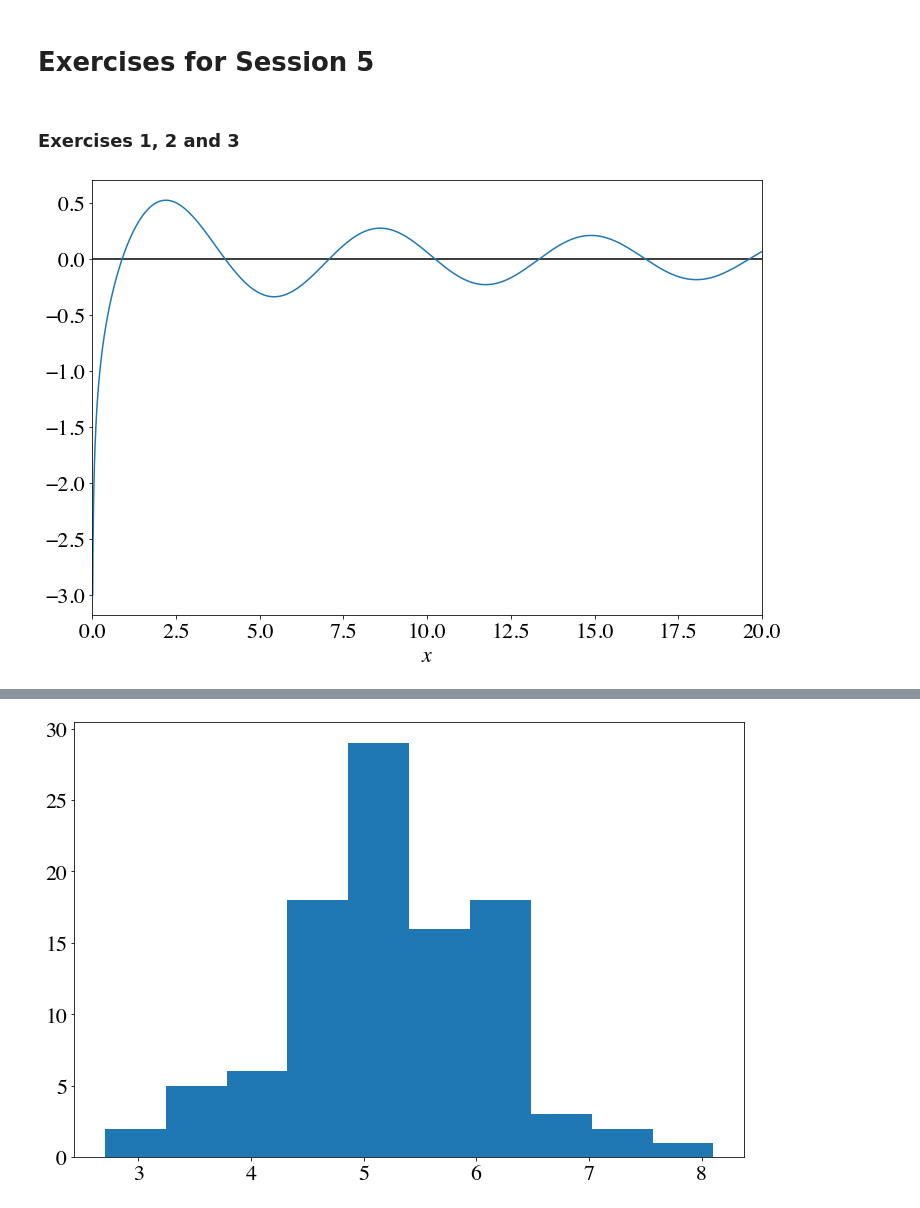
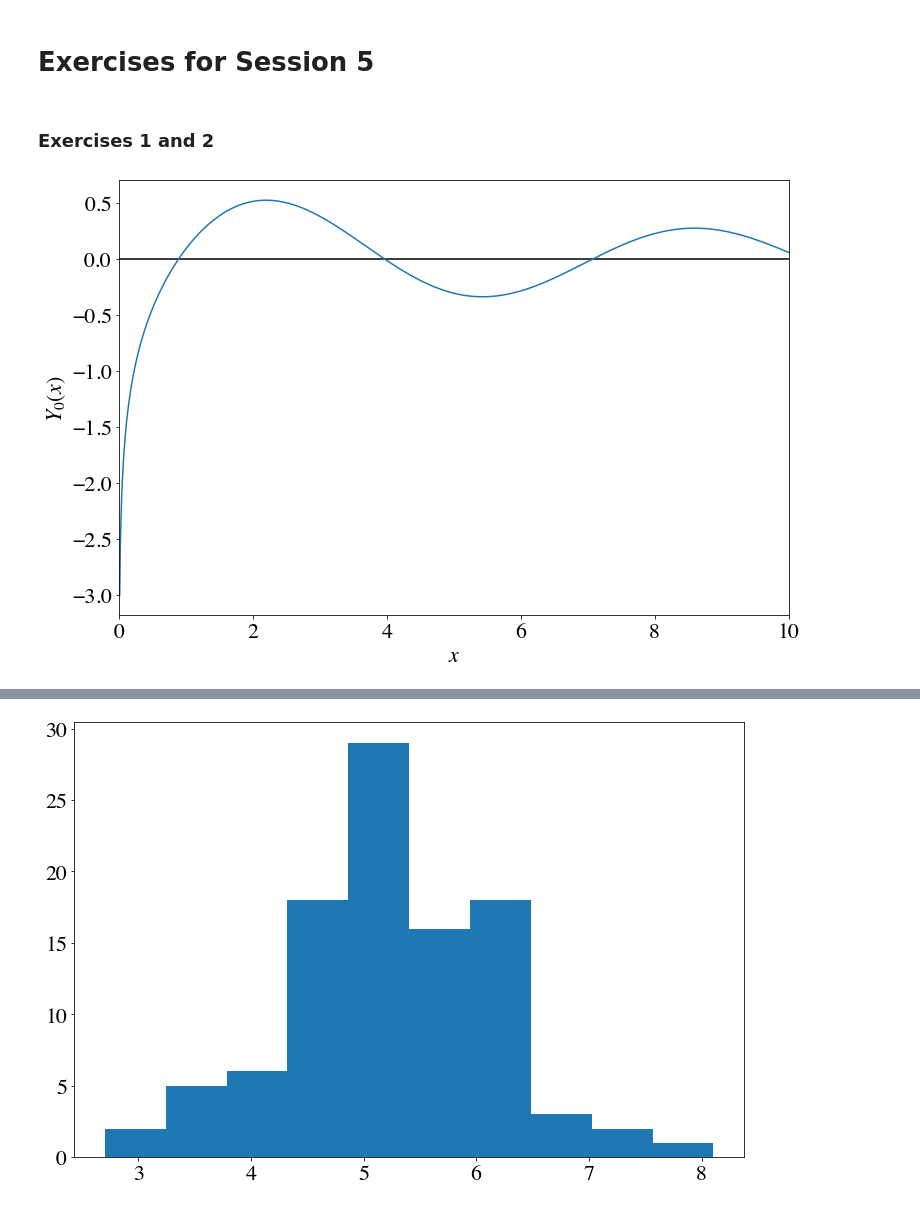
Before and after one commit to mpags-python/exercises, a Jupyter notebook: Exercises5.ipynb, the cells around one changed output, grey strips where cells are left out. Cells and saved outputs as stored; diff of their text form; code cells hidden in the pictures.

Commit message:
Updated exercises for session 5

```diff
--- a/Exercises5.ipynb
+++ b/Exercises5.ipynb
@@ -12,17 +11,18 @@ plt.rcParams['font.family'] = 'serif'
 plt.rcParams['figure.figsize'] = (12.0, 8.0)
 plt.rcParams['font.size'] = 22
 # %% [markdown]
-### Exercises 1, 2 and 3
+### Exercises 1 and 2
 # %%
-from scipy.special import yv, y0_zeros  # Bessel fn of 2nd kind
+from scipy.special import yn  # Bessel fn of second kind
 
-def f(z):
-    return yv(0, z)
+def f(x):
+    return yn(0, x)
 
-x = np.arange(0, 20, 0.01)
+x = np.linspace(0, 10, 1000)
 plt.plot(x, f(x))
-plt.hlines(0, 0, 20)
-plt.axis(xmin=0, xmax=20)
+plt.hlines(0, 0, 10)
+plt.axis(xmin=0, xmax=10)
 plt.xlabel('$x$');
+plt.ylabel('$Y_0(x)$');
 # %% [output]
-[figure, old version]
+[figure, new version]
```
Also changed, not shown: parts of 8 cells of this notebook.
